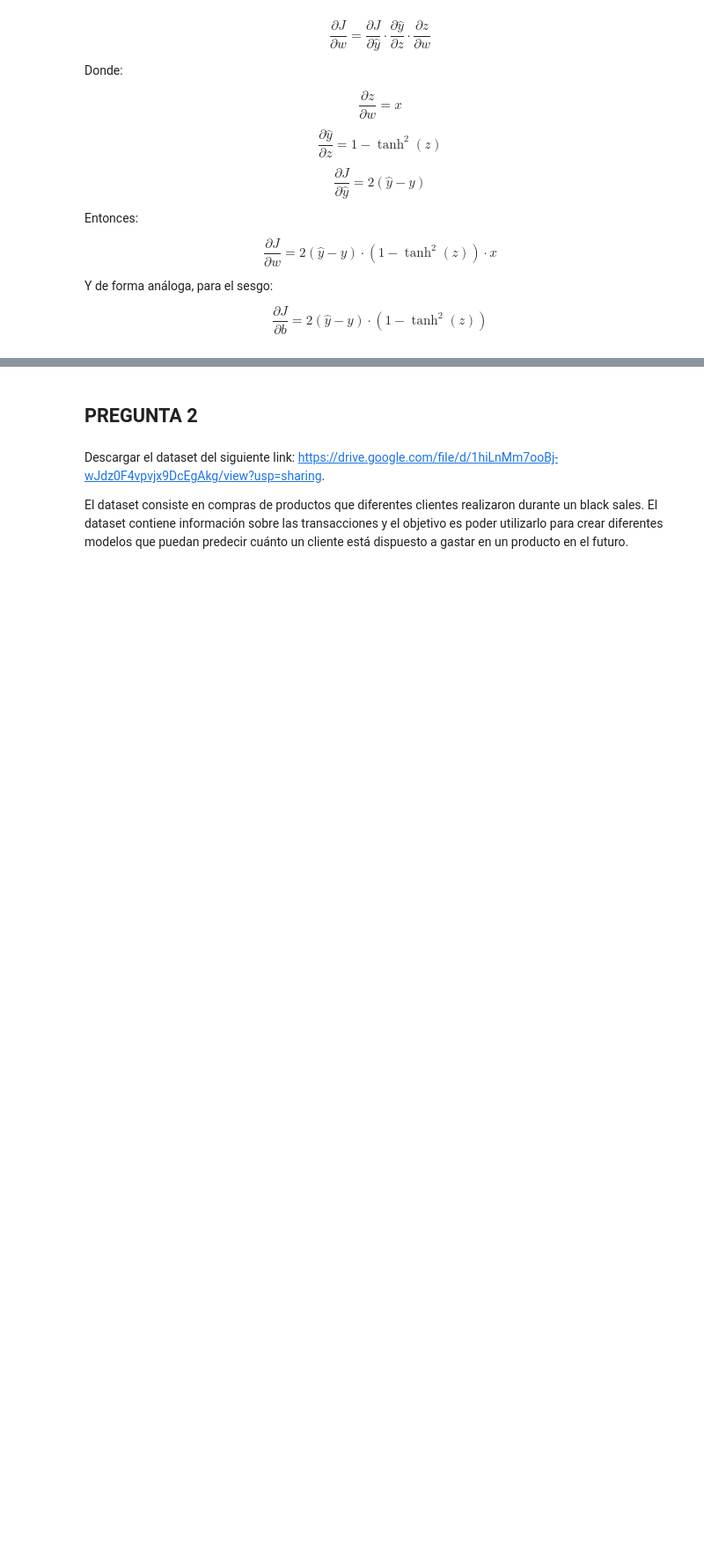
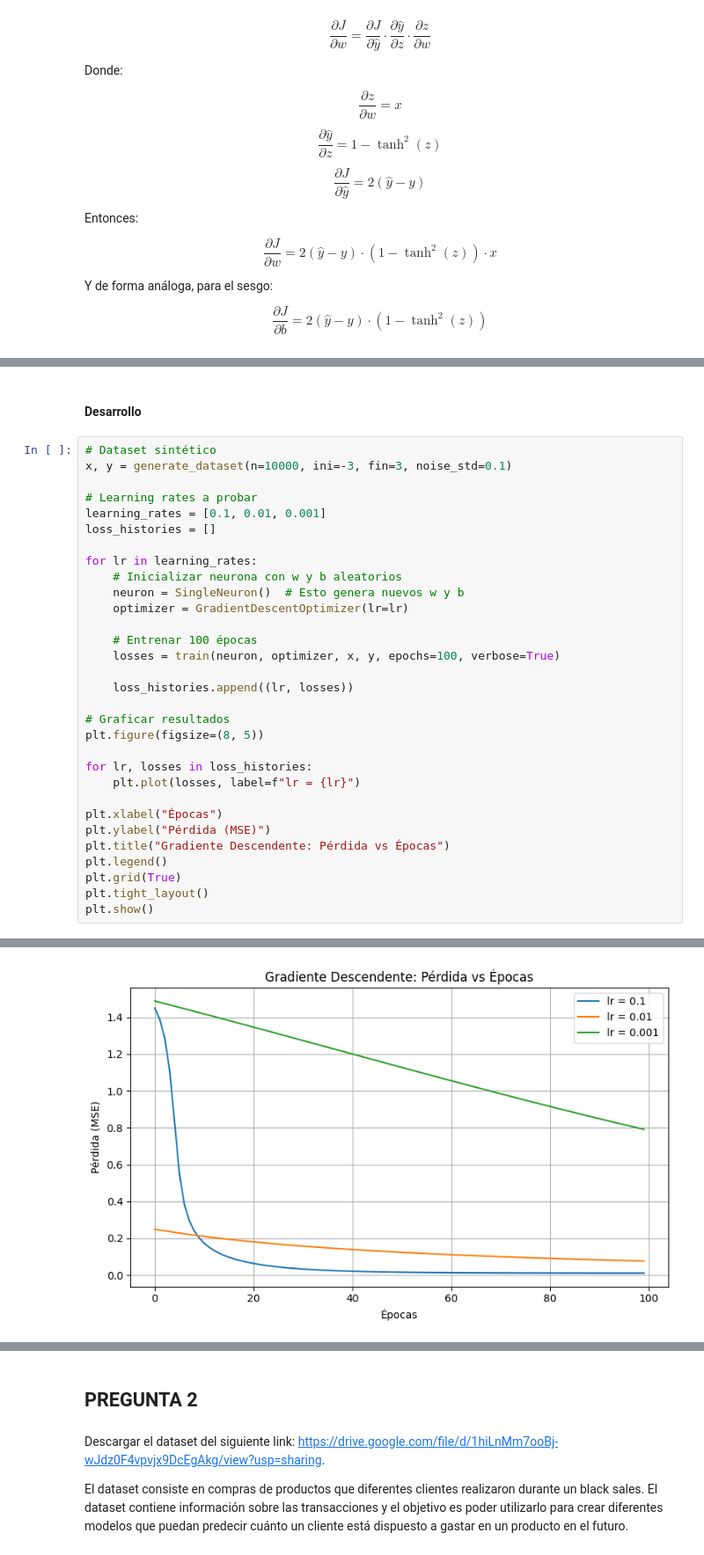
Before and after one commit to joagonzalez/ceia-aprendizaje-profundo, a Jupyter notebook: tp1/notebook.ipynb, the cells around one changed output, grey strips where cells are left out. Shown at 88% size. Drawn from its saved outputs; the diff is of its cells as text; blank space fills up the shorter version.

```diff
--- a/tp1/notebook.ipynb
+++ b/tp1/notebook.ipynb
@@ -249,3 +278,37 @@ plt.show()
 - Graficar la función de Costo ($J(w, b)$) VS número de época
 
 El optimizador del Gradiente Descendente se debe implementar haciendo el código desde cero y paso a paso. Se pueden usar librerías como `numpy`, `scipy`, `matplotlib` o similares. Pero no está permitido usar Pytorch ni TensorFlow o frameworks que ya contengan el optimizador desarrollado.
+# %% [markdown]
+#### Desarrollo
+# %%
+# Dataset sintético
+x, y = generate_dataset(n=10000, ini=-3, fin=3, noise_std=0.1)
+
+# Learning rates a probar
+learning_rates = [0.1, 0.01, 0.001]
+loss_histories = []
+
+for lr in learning_rates:
+    # Inicializar neurona con w y b aleatorios
+    neuron = SingleNeuron()  # Esto genera nuevos w y b
+    optimizer = GradientDescentOptimizer(lr=lr)
+
+    # Entrenar 100 épocas
+    losses = train(neuron, optimizer, x, y, epochs=100, verbose=True)
+
+    loss_histories.append((lr, losses))
+
+# Graficar resultados
+plt.figure(figsize=(8, 5))
+
+for lr, losses in loss_histories:
+    plt.plot(losses, label=f"lr = {lr}")
+
+plt.xlabel("Épocas")
+plt.ylabel("Pérdida (MSE)")
+plt.title("Gradiente Descendente: Pérdida vs Épocas")
+plt.legend()
+plt.grid(True)
+plt.tight_layout()
+plt.show()
+# %% [output]
@@ -251,0 +332 @@ El optimizador del Gradiente Descendente se debe implementar haciendo el código
+[figure, added]
```
Also changed, not shown: parts of 23 cells of this notebook.
